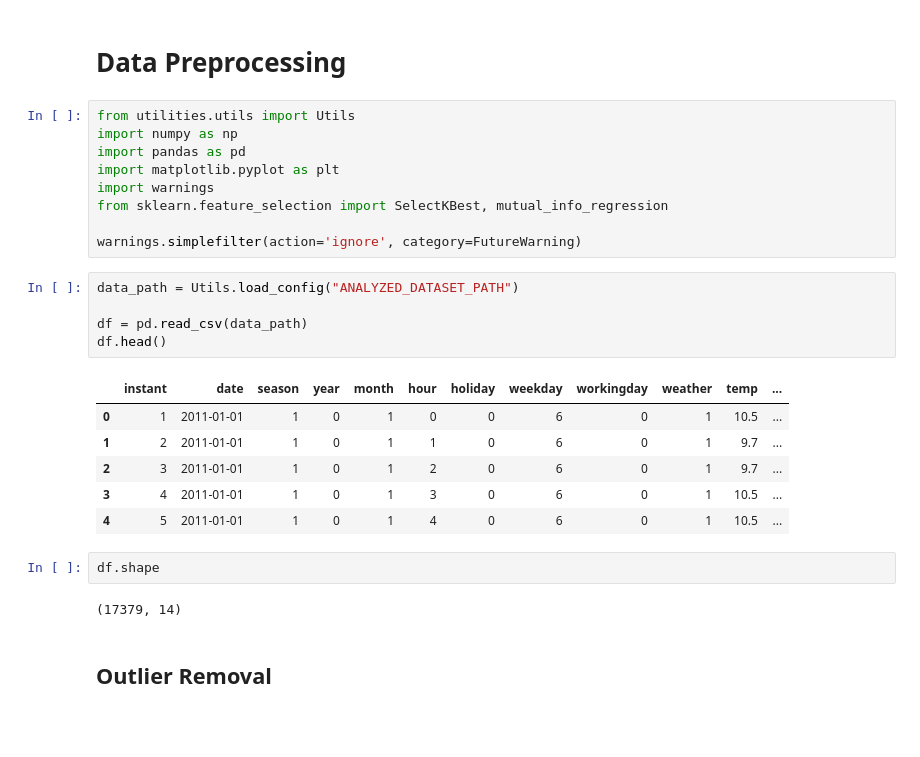
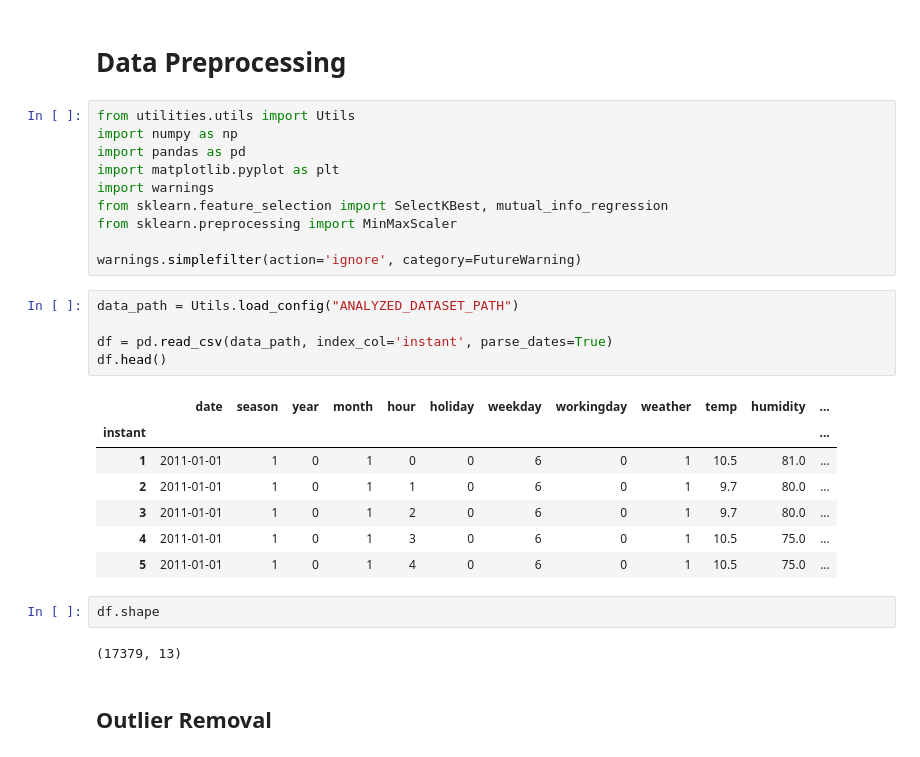
Before and after one commit to enricollen/bike-rental-demand-prediction, a Jupyter notebook: data_preprocessing.ipynb, the cells around one changed output. Cells and saved outputs as stored; diff of their text form; blank space fills up the shorter version.

Commit message:
Finished data preprocessing

```diff
--- a/data_preprocessing.ipynb
+++ b/data_preprocessing.ipynb
@@ -7,24 +7,26 @@ import pandas as pd
 import matplotlib.pyplot as plt
 import warnings
 from sklearn.feature_selection import SelectKBest, mutual_info_regression
+from sklearn.preprocessing import MinMaxScaler
 
 warnings.simplefilter(action='ignore', category=FutureWarning)
 # %%
 data_path = Utils.load_config("ANALYZED_DATASET_PATH")
 
-df = pd.read_csv(data_path)
+df = pd.read_csv(data_path, index_col='instant', parse_dates=True)
 df.head()
 # %% [output]
-|  | instant | date | season | year | month | hour | holiday | weekday | workingday | weather | temp | ... |
-| 0 | 1 | 2011-01-01 | 1 | 0 | 1 | 0 | 0 | 6 | 0 | 1 | 10.5 | ... |
-| 1 | 2 | 2011-01-01 | 1 | 0 | 1 | 1 | 0 | 6 | 0 | 1 | 9.7 | ... |
-| 2 | 3 | 2011-01-01 | 1 | 0 | 1 | 2 | 0 | 6 | 0 | 1 | 9.7 | ... |
-| 3 | 4 | 2011-01-01 | 1 | 0 | 1 | 3 | 0 | 6 | 0 | 1 | 10.5 | ... |
-| 4 | 5 | 2011-01-01 | 1 | 0 | 1 | 4 | 0 | 6 | 0 | 1 | 10.5 | ... |
+|  | date | season | year | month | hour | holiday | weekday | workingday | weather | temp | humidity | ... |
+| instant |  |  |  |  |  |  |  |  |  |  |  | ... |
+| 1 | 2011-01-01 | 1 | 0 | 1 | 0 | 0 | 6 | 0 | 1 | 10.5 | 81.0 | ... |
+| 2 | 2011-01-01 | 1 | 0 | 1 | 1 | 0 | 6 | 0 | 1 | 9.7 | 80.0 | ... |
+| 3 | 2011-01-01 | 1 | 0 | 1 | 2 | 0 | 6 | 0 | 1 | 9.7 | 80.0 | ... |
+| 4 | 2011-01-01 | 1 | 0 | 1 | 3 | 0 | 6 | 0 | 1 | 10.5 | 75.0 | ... |
+| 5 | 2011-01-01 | 1 | 0 | 1 | 4 | 0 | 6 | 0 | 1 | 10.5 | 75.0 | ... |
 # %%
 df.shape
 # %% [output]
-(17379, 14)
+(17379, 13)
 # %% [markdown]
 ## Outlier Removal
 # %% [markdown]
```
Also changed, not shown: parts of 11 cells of this notebook, 2 other files.
